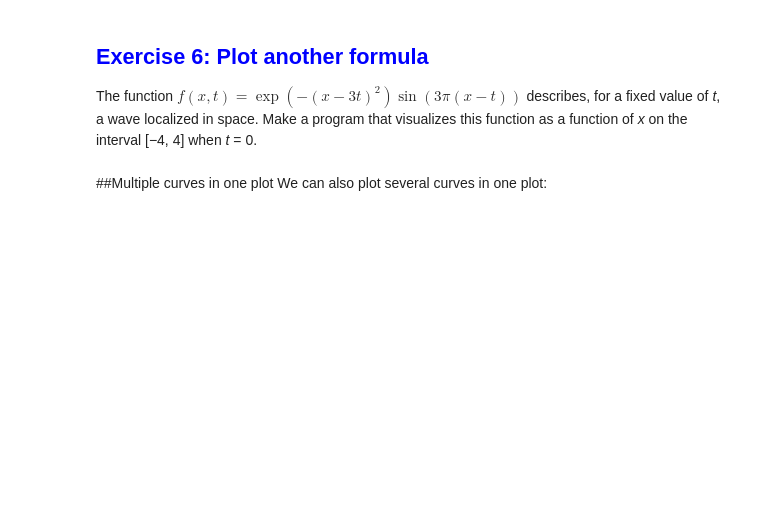
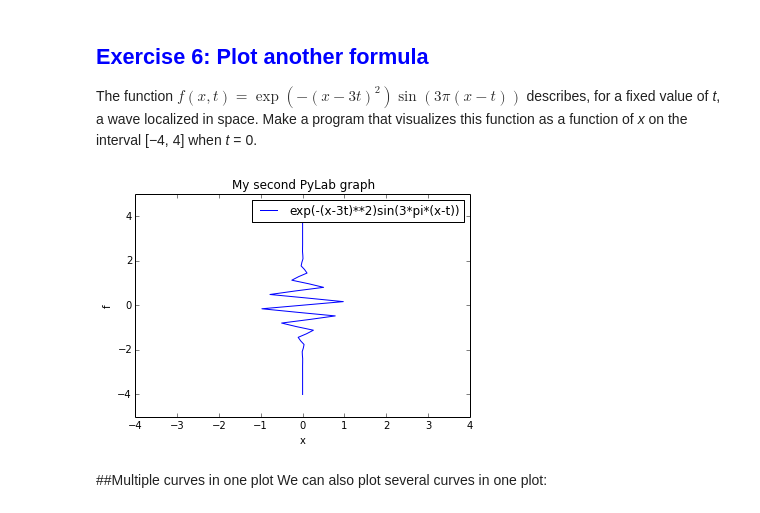
Before and after one commit to robtailyourhayes/Introduction-to-Python-programming-for-MPECDT, a Jupyter notebook: notebook/Python-4.ipynb, the cells around one changed output. Saved outputs shown, nothing was run; the diff lists cells and outputs as text; code cells hidden in the pictures; blank space fills up the shorter version.

```diff
--- a/notebook/Python-4.ipynb
+++ b/notebook/Python-4.ipynb
@@ -273,6 +293,25 @@ The function</br></br>
 $f(x, t) = \exp(-(x - 3t)^2)\sin(3\pi(x - t))$
 </br></br>
 describes, for a fixed value of *t*, a wave localized in space. Make a program that visualizes this function as a function of *x* on the interval [−4, 4] when *t* = 0.
+# %%
+from numpy import *
+
+def f(x,t):
+    return exp(-(x-3*t)**2)*sin(3*pi*(x-t))
+
+x = linspace(-4, 4, 51) # Generates 51 points between -4 and 4
+f = f(x,0)
+plot(f, x)
+
+xlabel('x')
+ylabel('f')
+legend(('exp(-(x-3t)**2)sin(3*pi*(x-t))',))
+axis([-4, 4, -5, 5]) # specify the extent of the axes [tmin, tmax, ymin, ymax]
+
+title('My second PyLab graph')
+show()
+# %% [output]
+[figure, added]
 # %% [markdown]
 ##Multiple curves in one plot
 We can also plot several curves in one plot:
```
Also changed, not shown: parts of 7 cells of this notebook.
